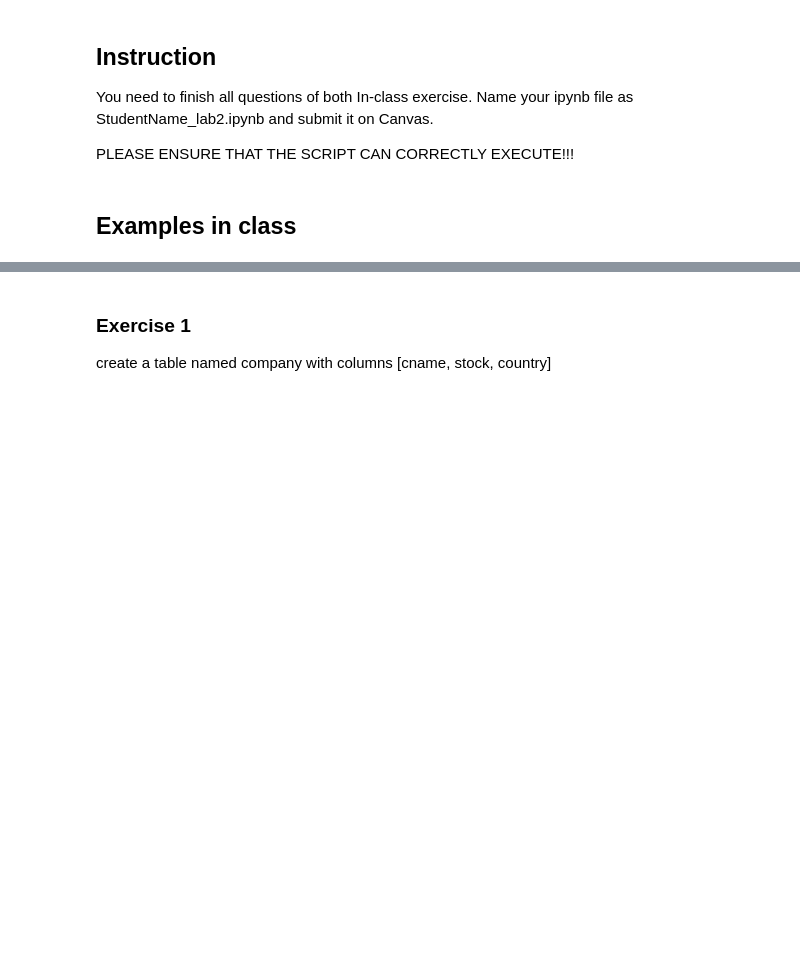
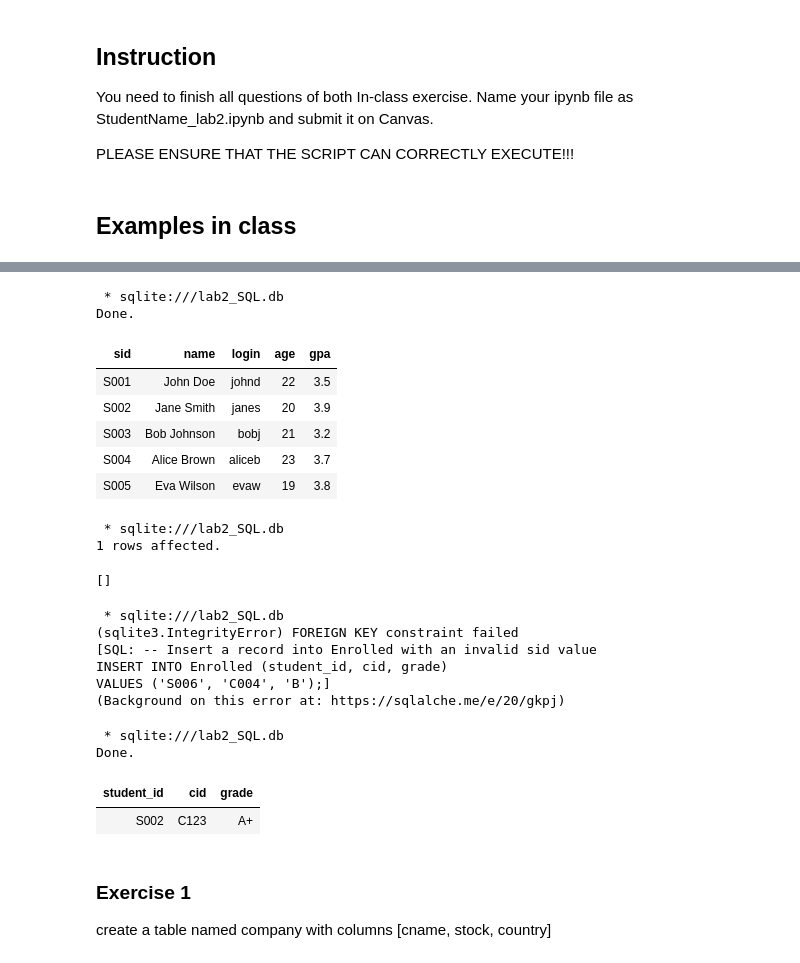
Before and after one commit to profliuhao/CSIT355, a Jupyter notebook: CSIT_355_Week_3_SQL.ipynb, the cells around one changed output, grey strips where cells are left out. Cells and saved outputs as stored; diff of their text form; code cells hidden in the pictures; blank space fills up the shorter version.

```diff
--- a/CSIT_355_Week_3_SQL.ipynb
+++ b/CSIT_355_Week_3_SQL.ipynb
@@ -21,3 +223,42 @@ PLEASE ENSURE THAT THE SCRIPT CAN CORRECTLY EXECUTE!!!
+# %%
+%%sql
+select * from Students;
+# %% [output]
+ * sqlite:///lab2_SQL.db
+Done.
+| sid | name | login | age | gpa |
+| S001 | John Doe | johnd | 22 | 3.5 |
+| S002 | Jane Smith | janes | 20 | 3.9 |
+| S003 | Bob Johnson | bobj | 21 | 3.2 |
+| S004 | Alice Brown | aliceb | 23 | 3.7 |
+| S005 | Eva Wilson | evaw | 19 | 3.8 |
+# %%
+%%sql
+insert into Enrolled values ('S002', 'C123', 'A+');
+# %% [output]
+ * sqlite:///lab2_SQL.db
+1 rows affected.
+[]
+# %%
+%%sql
+-- Insert a record into Enrolled with an invalid sid value
+INSERT INTO Enrolled (student_id, cid, grade)
+VALUES ('S006', 'C004', 'B');
+# %% [output]
+ * sqlite:///lab2_SQL.db
+(sqlite3.IntegrityError) FOREIGN KEY constraint failed
+[SQL: -- Insert a record into Enrolled with an invalid sid value
+INSERT INTO Enrolled (student_id, cid, grade)
+VALUES ('S006', 'C004', 'B');]
+(Background on this error at: https://sqlalche.me/e/20/gkpj)
+# %%
+%%sql
+select * from Enrolled;
+# %% [output]
+ * sqlite:///lab2_SQL.db
+Done.
+| student_id | cid | grade |
+| S002 | C123 | A+ |
 # %% [markdown]
 ### Exercise 1
 create a table named company with columns [cname, stock, country]
```
Also changed, not shown: parts of 13 cells of this notebook.
